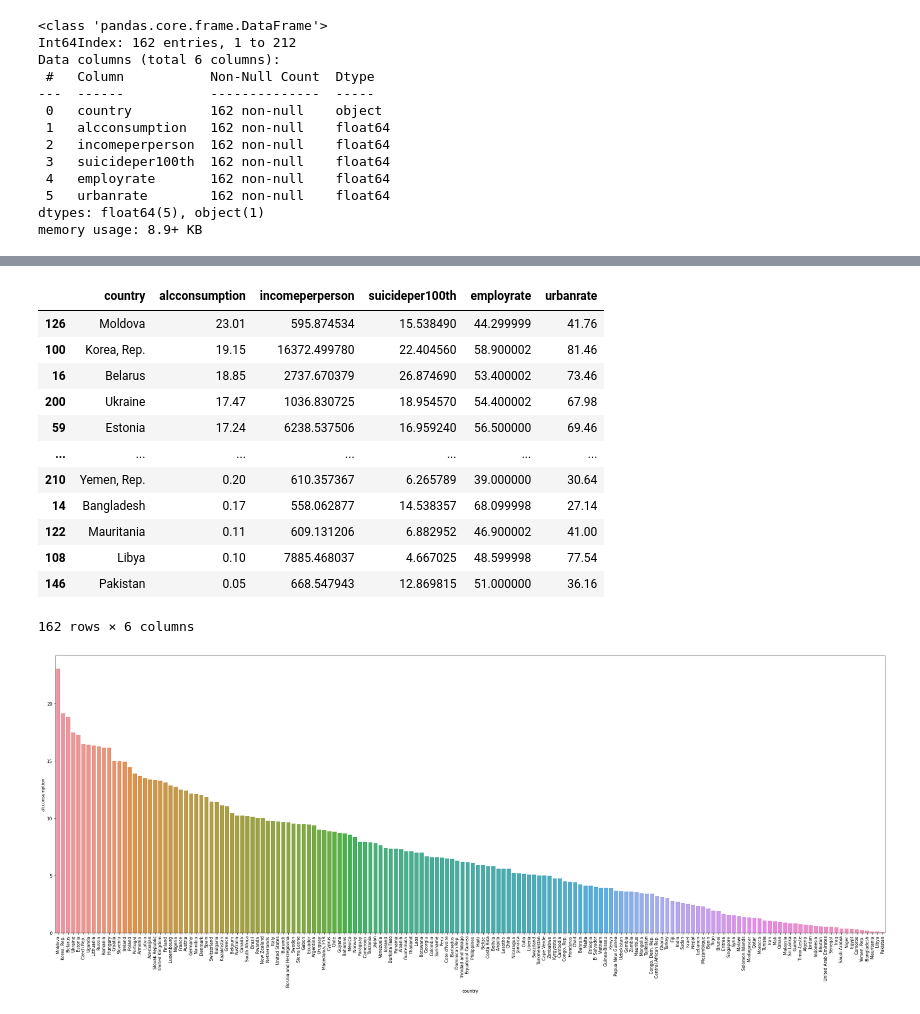
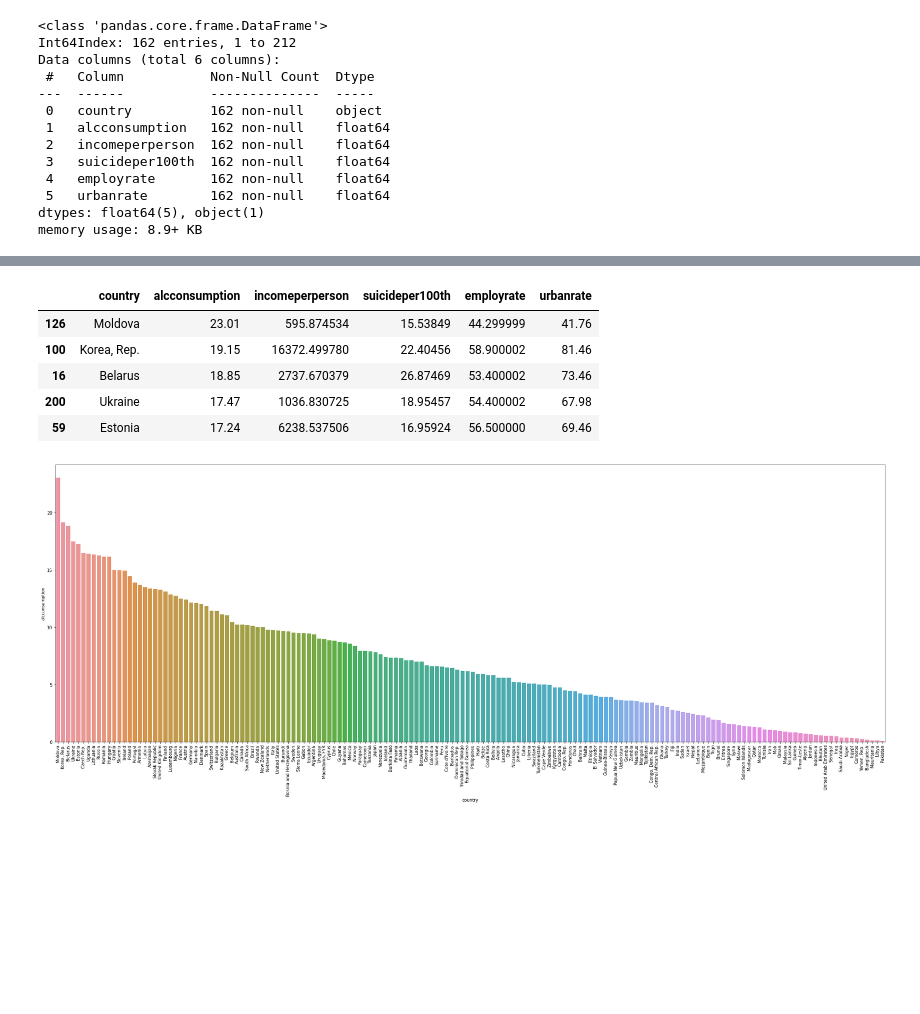
Before and after one commit to miguegallardo16/alcohol-study, a Jupyter notebook: main.ipynb, the cells around one changed output, grey strips where cells are left out. Drawn from its saved outputs; the diff is of its cells as text; code cells hidden in the pictures; blank space fills up the shorter version.

```diff
--- a/main.ipynb
+++ b/main.ipynb
@@ -59,20 +35,13 @@ df.nlargest(10, 'alcconsumption')
 # %%
 my_order = df.sort_values('alcconsumption', ascending=False)
-my_order
+my_order.head()
 # %% [output]
 |  | country | alcconsumption | incomeperperson | suicideper100th | employrate | urbanrate |
-| 126 | Moldova | 23.01 | 595.874534 | 15.538490 | 44.299999 | 41.76 |
-| 100 | Korea, Rep. | 19.15 | 16372.499780 | 22.404560 | 58.900002 | 81.46 |
-| 16 | Belarus | 18.85 | 2737.670379 | 26.874690 | 53.400002 | 73.46 |
-| 200 | Ukraine | 17.47 | 1036.830725 | 18.954570 | 54.400002 | 67.98 |
-| 59 | Estonia | 17.24 | 6238.537506 | 16.959240 | 56.500000 | 69.46 |
-| ... | ... | ... | ... | ... | ... | ... |
-| 210 | Yemen, Rep. | 0.20 | 610.357367 | 6.265789 | 39.000000 | 30.64 |
-| 14 | Bangladesh | 0.17 | 558.062877 | 14.538357 | 68.099998 | 27.14 |
-| 122 | Mauritania | 0.11 | 609.131206 | 6.882952 | 46.900002 | 41.00 |
-| 108 | Libya | 0.10 | 7885.468037 | 4.667025 | 48.599998 | 77.54 |
-| 146 | Pakistan | 0.05 | 668.547943 | 12.869815 | 51.000000 | 36.16 |
+| 126 | Moldova | 23.01 | 595.874534 | 15.53849 | 44.299999 | 41.76 |
+| 100 | Korea, Rep. | 19.15 | 16372.499780 | 22.40456 | 58.900002 | 81.46 |
+| 16 | Belarus | 18.85 | 2737.670379 | 26.87469 | 53.400002 | 73.46 |
+| 200 | Ukraine | 17.47 | 1036.830725 | 18.95457 | 54.400002 | 67.98 |
+| 59 | Estonia | 17.24 | 6238.537506 | 16.95924 | 56.500000 | 69.46 |
-162 rows × 6 columns
 # %%
 plt.figure(figsize=(35,12))
 sns.barplot(data=my_order,x='country', y='alcconsumption')
```
Also changed, not shown: parts of 2 cells of this notebook.
